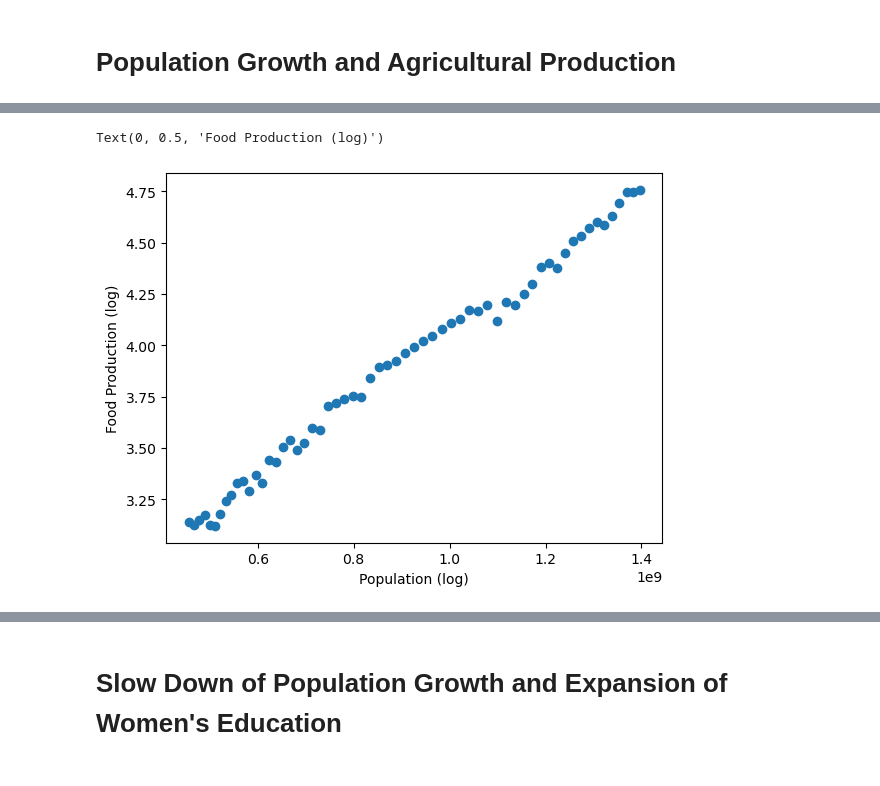
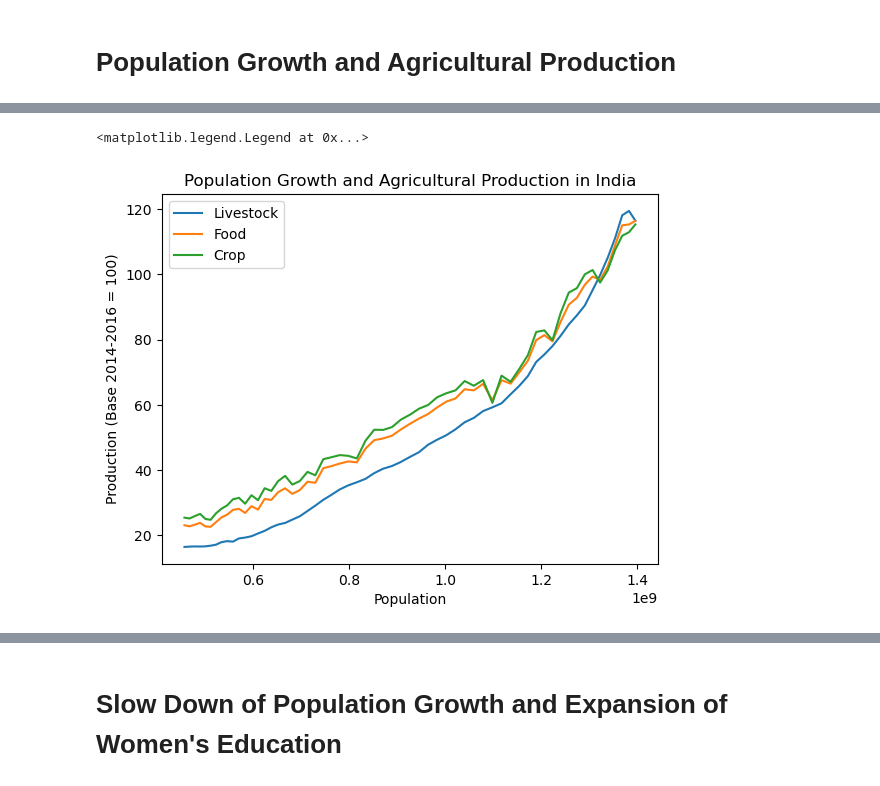
Before and after one commit to hoshiaip/EEP153Blake, a Jupyter notebook: project1.ipynb, the cells around one changed output, grey strips where cells are left out. Saved outputs shown, nothing was run; the diff lists cells and outputs as text; code cells hidden in the pictures.

```diff
--- a/project1.ipynb
+++ b/project1.ipynb
@@ -342,11 +286,24 @@ plt.legend()
-# %%
-ag_idx = ag.set_index(ag['date']).drop(columns=['date'])
-ag_idx['Food index (log)'] = np.log(ag_idx['Food index'])
-#ag_idx_log = np.log(ag_idx).dropna()
-plt.scatter('Population', 'Food index (log)', data=ag_idx)
-plt.xlabel('Population (log)')
-plt.ylabel('Food Production (log)')
-# %% [output]
-Text(0, 0.5, 'Food Production (log)')
-[figure, removed]
+# %%
+# visualize population growth and agricultural production in India
+
+vars = {"AG.PRD.LVSK.XD":"Livestock index",
+        "AG.PRD.FOOD.XD":"Food index",
+        "AG.PRD.CROP.XD":"Crop index",
+        "SP.POP.TOTL":"Population"}
+
+
+ag = wbdata.get_dataframe(vars,country='IND')
+ag = ag.reset_index()
+ag['date'] = ag['date'].astype(int)
+
+lvsk = plt.plot('Population', 'Livestock index', data=ag, label='Livestock')
+food = plt.plot('Population', 'Food index', data=ag, label='Food')
+crop = plt.plot('Population', 'Crop index', data=ag, label='Crop')
+plt.xlabel('Population')
+plt.ylabel('Production (Base 2014-2016 = 100)')
+plt.title("Population Growth and Agricultural Production in India")
+plt.legend()
+# %% [output]
+<matplotlib.legend.Legend at 0x...>
+[figure, added]
 # %%
```
Also changed, not shown: parts of 21 cells of this notebook.
